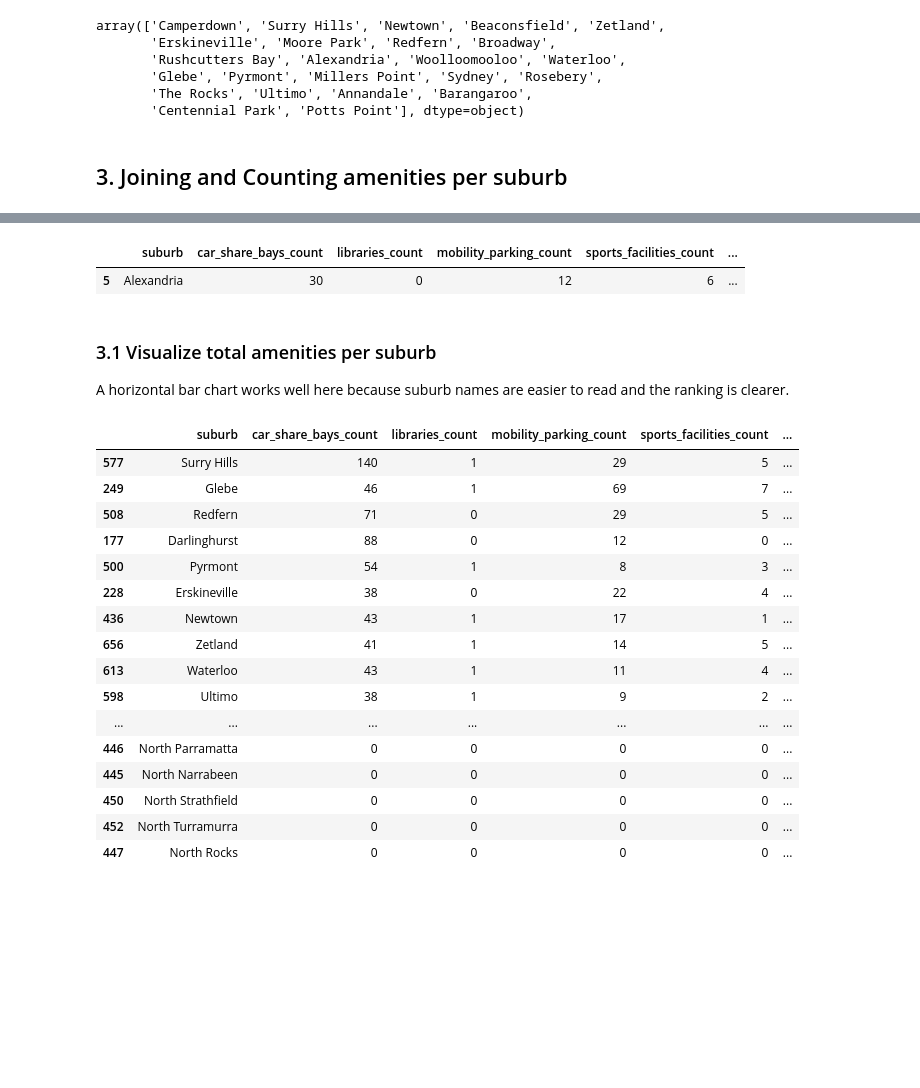
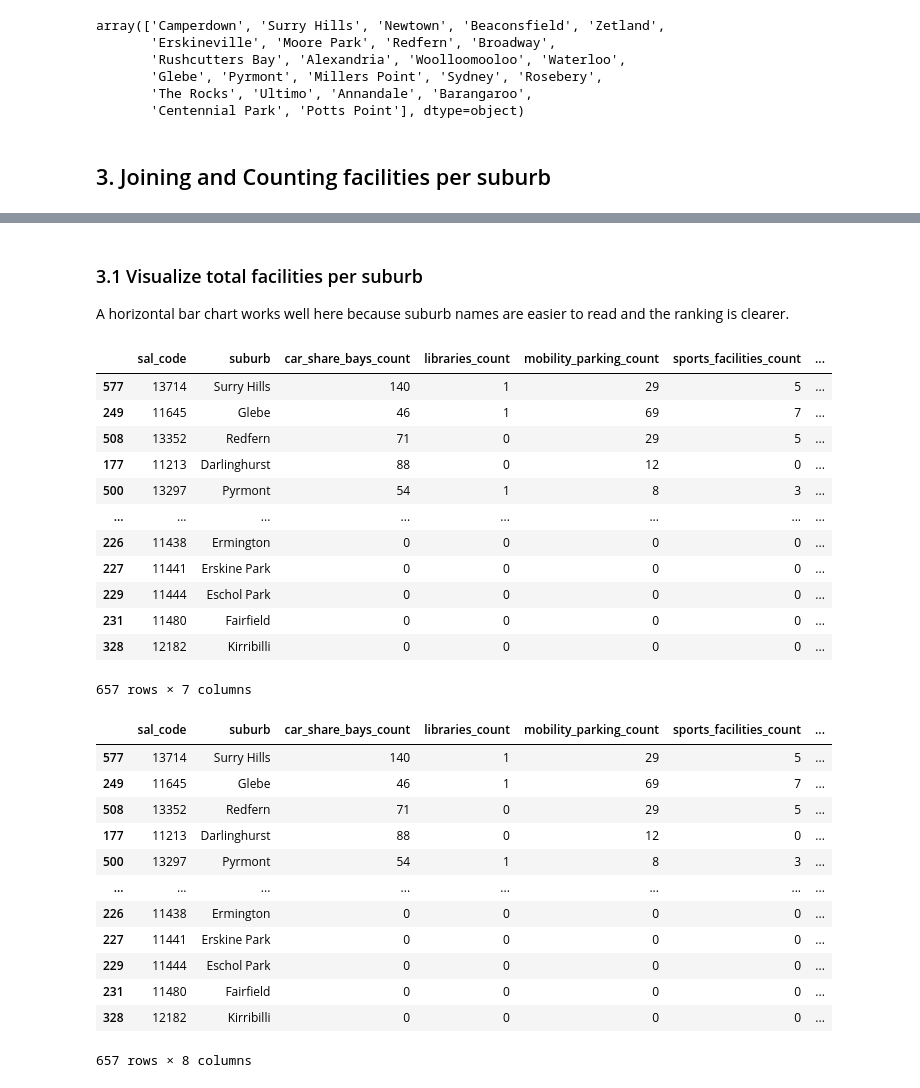
Before and after one commit to Nelkit/sydney-liveability-ai, a Jupyter notebook: notebooks/05_arcgis_data_cleaning.ipynb, the cells around one changed output, grey strips where cells are left out. Cells and saved outputs as stored; diff of their text form; code cells hidden in the pictures; blank space fills up the shorter version.

```diff
--- a/notebooks/05_arcgis_data_cleaning.ipynb
+++ b/notebooks/05_arcgis_data_cleaning.ipynb
@@ -322,9 +322,9 @@ array(['Camperdown', 'Surry Hills', 'Newtown', 'Beaconsfield', 'Zetland',
        'The Rocks', 'Ultimo', 'Annandale', 'Barangaroo',
        'Centennial Park', 'Potts Point'], dtype=object)
 # %% [markdown]
-## 3. Joining and Counting amenities per suburb
+## 3. Joining and Counting facilities per suburb
 # %%
-# Count amenities per suburb and merge them into the main suburbs table.
+# Count facilities per suburb and merge them into the main suburbs table.
 # suburbs_clean is the base dataset; the others are secondary sources.
 
 suburbs_base = suburbs_clean.copy()
@@ -378,7 +378,7 @@ joined_suburbs[count_columns] = (
     .fillna(0)
     .astype(int)
 )
-joined_suburbs["total_amenities"] = joined_suburbs[count_columns].sum(axis=1)
+joined_suburbs["total_facilities"] = joined_suburbs[count_columns].sum(axis=1)
 
 joined_suburbs.head()
 # %% [output]
@@ -388,39 +388,28 @@ joined_suburbs.head()
 | 2 | 10014 | Acacia Gardens | 1 | New South Wales | AUS | Australia | 1.0013 | http://linked.data.gov.au/dataset... | 0.044558 | 0.000097 | ... |
 | 3 | 10021 | Agnes Banks | 1 | New South Wales | AUS | Australia | 15.4750 | http://linked.data.gov.au/dataset... | 0.215383 | 0.001504 | ... |
 | 4 | 10022 | Airds | 1 | New South Wales | AUS | Australia | 2.3806 | http://linked.data.gov.au/dataset... | 0.071892 | 0.000233 | ... |
-# %%
-alexandria_row = joined_suburbs[joined_suburbs["suburb"] == "Alexandria"]
-alexandria_row[[column for column in alexandria_row.columns if column.endswith("_count") or column == "suburb" or column == "total_amenities"]]
-# %% [output]
-|  | suburb | car_share_bays_count | libraries_count | mobility_parking_count | sports_facilities_count | ... |
-| 5 | Alexandria | 30 | 0 | 12 | 6 | ... |
 # %% [markdown]
-### 3.1 Visualize total amenities per suburb
+### 3.1 Visualize total facilities per suburb
 
 A horizontal bar chart works well here because suburb names are easier to read and the ranking is clearer.
 # %%
-amenities_head = (
-    joined_suburbs[["suburb", "car_share_bays_count", "libraries_count", "mobility_parking_count", "sports_facilities_count", "playgrounds_count", "total_amenities"]]
-    .sort_values("total_amenities", ascending=False)
-    .head(40)
+facilities_head = (
+    joined_suburbs[["sal_code", "suburb", "car_share_bays_count", "libraries_count", "mobility_parking_count", "sports_facilities_count", "total_facilities"]]
+    .sort_values("total_facilities", ascending=False)
 )
 
-amenities_head
+facilities_head
 # %% [output]
-|  | suburb | car_share_bays_count | libraries_count | mobility_parking_count | sports_facilities_count | ... |
-| 577 | Surry Hills | 140 | 1 | 29 | 5 | ... |
-| 249 | Glebe | 46 | 1 | 69 | 7 | ... |
-| 508 | Redfern | 71 | 0 | 29 | 5 | ... |
-| 177 | Darlinghurst | 88 | 0 | 12 | 0 | ... |
-| 500 | Pyrmont | 54 | 1 | 8 | 3 | ... |
-| 228 | Erskineville | 38 | 0 | 22 | 4 | ... |
-| 436 | Newtown | 43 | 1 | 17 | 1 | ... |
-| 656 | Zetland | 41 | 1 | 14 | 5 | ... |
-| 613 | Waterloo | 43 | 1 | 11 | 4 | ... |
-| 598 | Ultimo | 38 | 1 | 9 | 2 | ... |
-| ... | ... | ... | ... | ... | ... | ... |
-| 446 | North Parramatta | 0 | 0 | 0 | 0 | ... |
-| 445 | North Narrabeen | 0 | 0 | 0 | 0 | ... |
-| 450 | North Strathfield | 0 | 0 | 0 | 0 | ... |
-| 452 | North Turramurra | 0 | 0 | 0 | 0 | ... |
-| 447 | North Rocks | 0 | 0 | 0 | 0 | ... |
+|  | sal_code | suburb | car_share_bays_count | libraries_count | mobility_parking_count | sports_facilities_count | ... |
+| 577 | 13714 | Surry Hills | 140 | 1 | 29 | 5 | ... |
+| 249 | 11645 | Glebe | 46 | 1 | 69 | 7 | ... |
+| 508 | 13352 | Redfern | 71 | 0 | 29 | 5 | ... |
+| 177 | 11213 | Darlinghurst | 88 | 0 | 12 | 0 | ... |
+| 500 | 13297 | Pyrmont | 54 | 1 | 8 | 3 | ... |
+| ... | ... | ... | ... | ... | ... | ... | ... |
+| 226 | 11438 | Ermington | 0 | 0 | 0 | 0 | ... |
+| 227 | 11441 | Erskine Park | 0 | 0 | 0 | 0 | ... |
+| 229 | 11444 | Eschol Park | 0 | 0 | 0 | 0 | ... |
+| 231 | 11480 | Fairfield | 0 | 0 | 0 | 0 | ... |
+| 328 | 12182 | Kirribilli | 0 | 0 | 0 | 0 | ... |
+657 rows × 7 columns
@@ -426,0 +437,16 @@ amenities_head
+# %%
+facilities_head
+# %% [output]
+|  | sal_code | suburb | car_share_bays_count | libraries_count | mobility_parking_count | sports_facilities_count | ... |
+| 577 | 13714 | Surry Hills | 140 | 1 | 29 | 5 | ... |
+| 249 | 11645 | Glebe | 46 | 1 | 69 | 7 | ... |
+| 508 | 13352 | Redfern | 71 | 0 | 29 | 5 | ... |
+| 177 | 11213 | Darlinghurst | 88 | 0 | 12 | 0 | ... |
+| 500 | 13297 | Pyrmont | 54 | 1 | 8 | 3 | ... |
+| ... | ... | ... | ... | ... | ... | ... | ... |
+| 226 | 11438 | Ermington | 0 | 0 | 0 | 0 | ... |
+| 227 | 11441 | Erskine Park | 0 | 0 | 0 | 0 | ... |
+| 229 | 11444 | Eschol Park | 0 | 0 | 0 | 0 | ... |
+| 231 | 11480 | Fairfield | 0 | 0 | 0 | 0 | ... |
+| 328 | 12182 | Kirribilli | 0 | 0 | 0 | 0 | ... |
+657 rows × 8 columns
```
Also changed, not shown: parts of 2 cells of this notebook, 48 other files.
